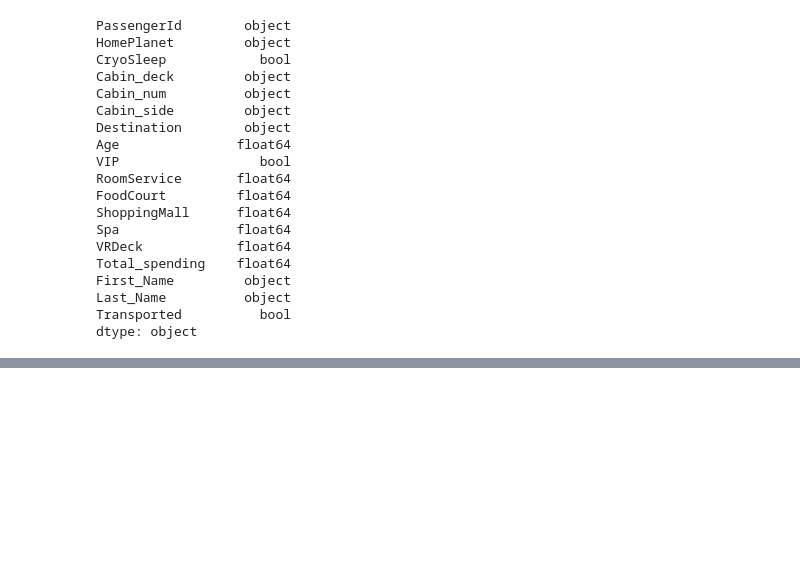
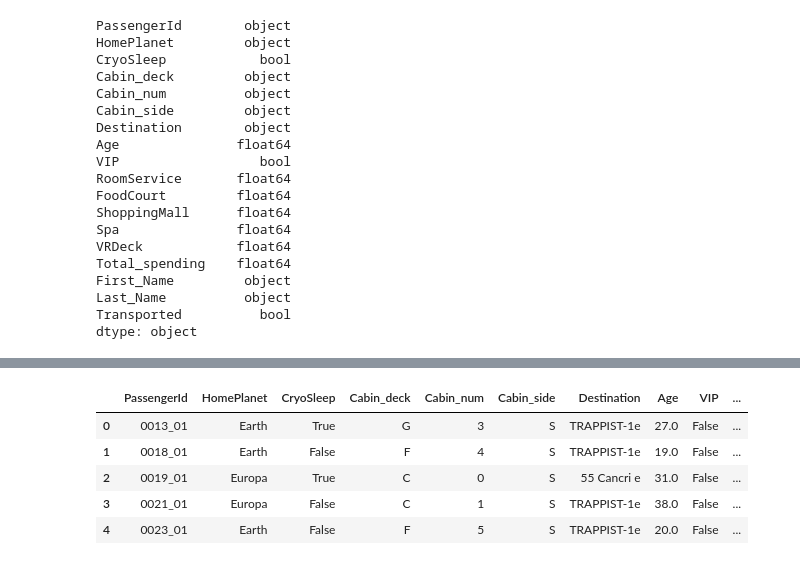
Before and after one commit to lucascheng24/Comp4433_spaceship-titanic, a Jupyter notebook: dataPreprocess/pre01_splitting.ipynb, the cells around one changed output, grey strips where cells are left out. Cells and saved outputs as stored; diff of their text form; code cells hidden in the pictures; blank space fills up the shorter version.

```diff
--- a/dataPreprocess/pre01_splitting.ipynb
+++ b/dataPreprocess/pre01_splitting.ipynb
@@ -245,0 +357,18 @@ df_processedData.to_csv(file_name, sep=',', encoding='utf-8', index=False)
+# %%
+df_processedTestData = df_processedTest[
+    [   'PassengerId', 'HomePlanet', 'CryoSleep',
+        'Cabin_deck', 'Cabin_num', 'Cabin_side',
+        'Destination', 'Age',
+        'VIP', 'RoomService', 'FoodCourt', 'ShoppingMall', 'Spa', 'VRDeck', 'Total_spending',
+        'First_Name', 'Last_Name'
+    ]
+]
+# %%
+df_processedTestData.head()
+# %% [output]
+|  | PassengerId | HomePlanet | CryoSleep | Cabin_deck | Cabin_num | Cabin_side | Destination | Age | VIP | ... |
+| 0 | 0013_01 | Earth | True | G | 3 | S | TRAPPIST-1e | 27.0 | False | ... |
+| 1 | 0018_01 | Earth | False | F | 4 | S | TRAPPIST-1e | 19.0 | False | ... |
+| 2 | 0019_01 | Europa | True | C | 0 | S | 55 Cancri e | 31.0 | False | ... |
+| 3 | 0021_01 | Europa | False | C | 1 | S | TRAPPIST-1e | 38.0 | False | ... |
+| 4 | 0023_01 | Earth | False | F | 5 | S | TRAPPIST-1e | 20.0 | False | ... |
```
Also changed, not shown: parts of 8 cells of this notebook, 1 other file.
